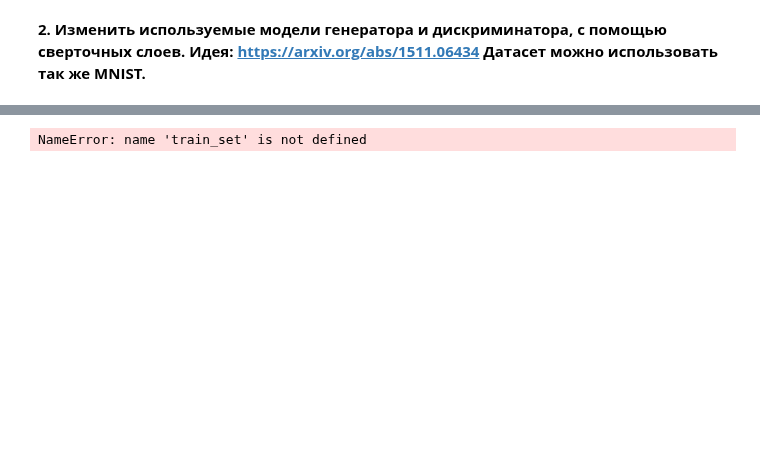
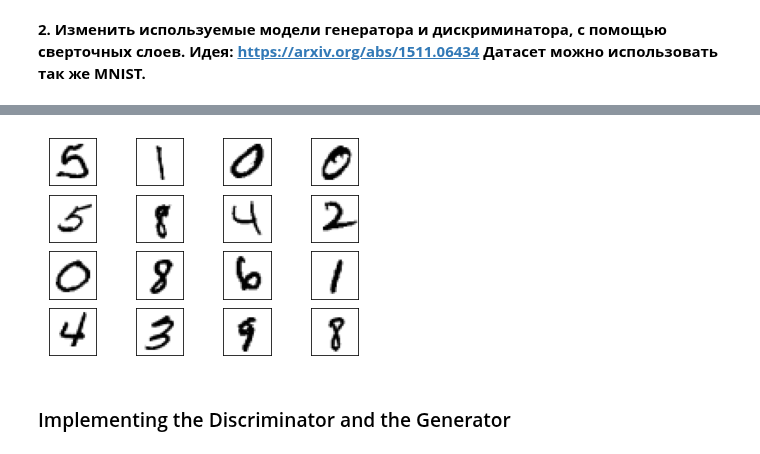
Before and after one commit to Miillya/Geekbrains, a Jupyter notebook: Фреймворк PyTorch для разработки искусственных нейронных сетей/Урок 3. Generative adversarial networks (GAN) генеративные сети/hw_03.ipynb, the cells around one changed output, grey strips where cells are left out. Drawn from its saved outputs; the diff is of its cells as text; code cells hidden in the pictures; blank space fills up the shorter version.

```diff
--- a/Фреймворк PyTorch для разработки искусственных нейронных сетей/Урок 3. Generative adversarial networks (GAN) генеративные сети/hw_03.ipynb
+++ b/Фреймворк PyTorch для разработки искусственных нейронных сетей/Урок 3. Generative adversarial networks (GAN) генеративные сети/hw_03.ipynb
@@ -384,18 +366,10 @@ transforms.Normalize() преобразует диапазон тензорны
 Исходные коэффициенты, заданные функцией transforms.ToTensor(), находятся в диапазоне от 0 до 1. Поскольку изображения имеют черный фон, большинство коэффициентов равны 0.
 Функция transforms.Normalize() изменяет диапазон коэффициентов на [−1,1][−1,1], вычитая 0.5 из исходных коэффициентов и деля результат на 0.5. Преобразование сокращает количество элементов входных выборок, равных 0. Это помогает в обучении моделей.
 # %%
-# train_loader = torch.utils.data.DataLoader(
-#     datasets.MNIST(
-#         ".",
-#         train=True,
-#         download=True,
-#         transform=transforms.Compose(
-#             [transforms.Resize(img_size), transforms.ToTensor(), transforms.Normalize([0.5], [0.5])]
-#         ),
-#     ),
-#     batch_size=batch_size,
-#     shuffle=True,
-# )
+transform = transforms.Compose(
+    [transforms.ToTensor(), transforms.Normalize((0.5,), (0.5,))]
+)
 # %%
 train_set = torchvision.datasets.MNIST(
-    root=".", train=True, download=True, transform=transform)
+    root=".", train=True, download=True, transform=transform
+)
@@ -405,6 +376,16 @@ HTTPError: HTTP Error 403: Forbidden
 # %%
 batch_size = 32
 train_loader = torch.utils.data.DataLoader(
-    train_set, batch_size=batch_size, shuffle=True)
+    train_set, batch_size=batch_size, shuffle=True
+)
-# %% [output]
-NameError: name 'train_set' is not defined
+# %%
+real_samples, mnist_labels = next(iter(train_loader))
+for i in range(16):
+    ax = plt.subplot(4, 4, i + 1)
+    plt.imshow(real_samples[i].reshape(28, 28), cmap="gray_r")
+    plt.xticks([])
+    plt.yticks([])
+# %% [output]
+[figure, added]
+# %% [markdown]
+### Implementing the Discriminator and the Generator
```
Also changed, not shown: parts of 74 cells of this notebook, 10 other files.
